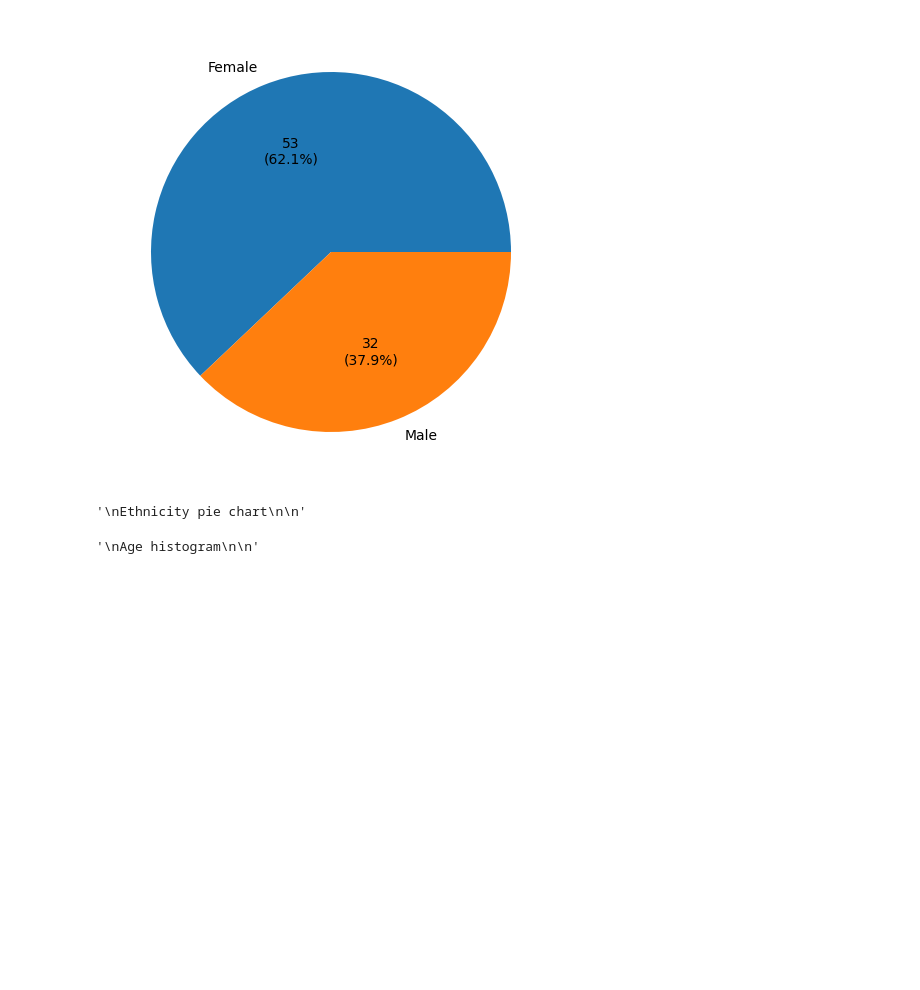
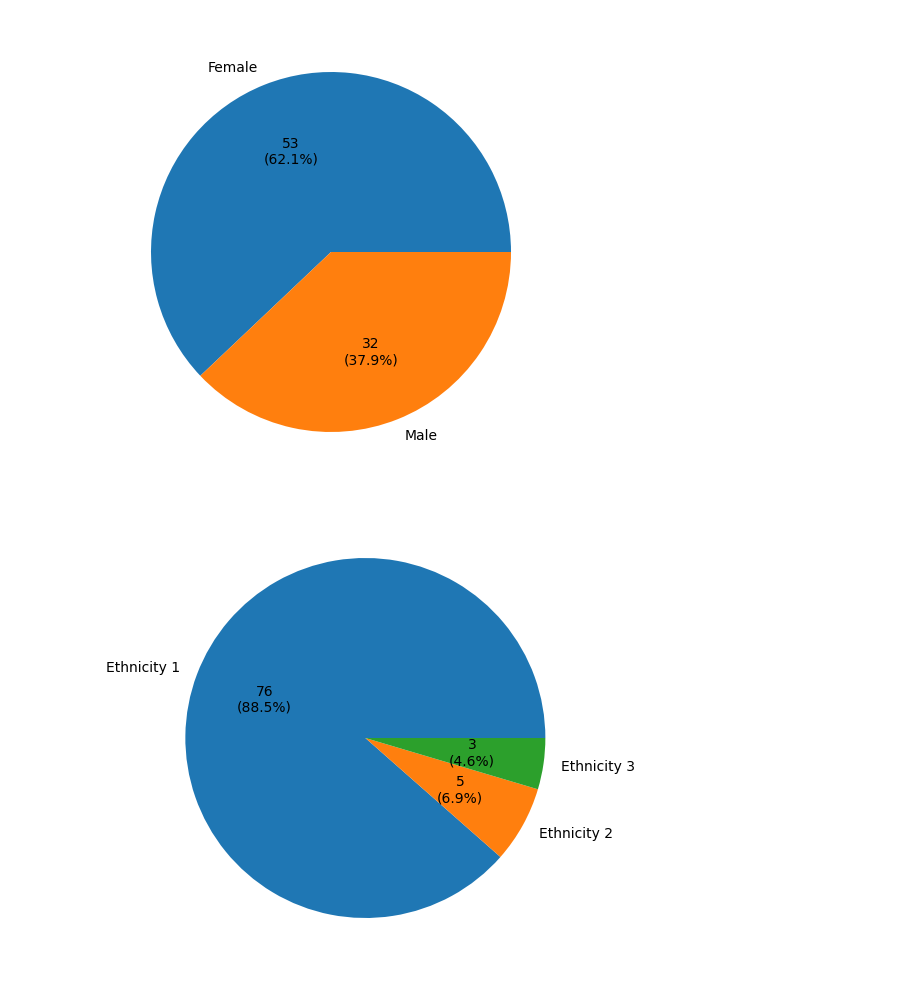
Before and after one commit to JGIBristol/seaco_smartwatch_paper, a Jupyter notebook: demographics.ipynb, the cells around one changed output. Saved outputs shown, nothing was run; the diff lists cells and outputs as text; code cells hidden in the pictures; blank space fills up the shorter version.

Commit message:
demographic plots

```diff
--- a/demographics.ipynb
+++ b/demographics.ipynb
@@ -65,17 +65,3 @@ sexes
 | 2.0 | 54 | Female |
 | 1.0 | 33 | Male |
 [figure]
-# %%
-"""
-Ethnicity pie chart
-
-"""
-# %% [output]
-'\nEthnicity pie chart\n\n'
-# %%
-"""
-Age histogram
-
-"""
-# %% [output]
-'\nAge histogram\n\n'
@@ -85,0 +68,18 @@ Number of participants per date with Ramadan indicated
+# %%
+"""
+Ethnicity pie chart
+
+"""
+
+ethnicities = df["respondent_ethnicity"].value_counts()
+
+fig, axis = plt.subplots()
+axis.pie(
+    ethnicities,
+    labels=[f"Ethnicity {int(i)}" for i in ethnicities.index],
+    autopct=autopct,
+)
+fig.tight_layout()
+fig.savefig(f"{img_dir}/ethnicity_pie.png")
+# %% [output]
+[figure, added]
```
Also changed, not shown: parts of 4 cells of this notebook, 2 other files.
